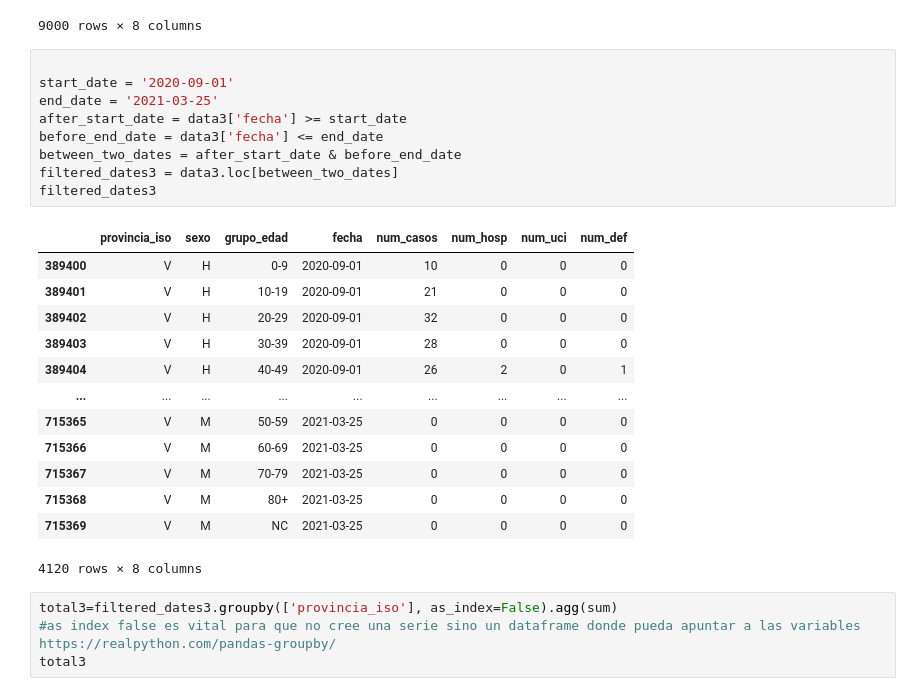
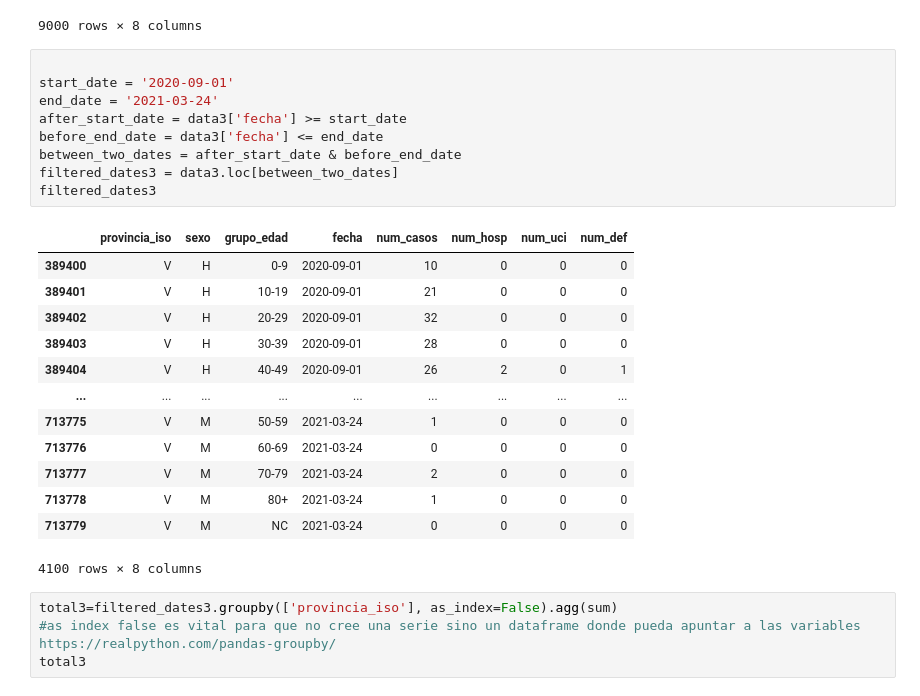
Before and after one commit to jamg-upv/CAHOS19, a Jupyter notebook: WPOMgeneradorDatosCovidSerieRenave.ipynb, the cells around one changed output. Cells and saved outputs as stored; diff of their text form.

```diff
--- a/WPOMgeneradorDatosCovidSerieRenave.ipynb
+++ b/WPOMgeneradorDatosCovidSerieRenave.ipynb
@@ -166,26 +168,26 @@ data3
 # %%
 
 start_date = '2020-09-01'
-end_date = '2021-03-25'
+end_date = '2021-03-24'
 after_start_date = data3['fecha'] >= start_date
 before_end_date = data3['fecha'] <= end_date
 between_two_dates = after_start_date & before_end_date
 filtered_dates3 = data3.loc[between_two_dates]
 filtered_dates3
 # %% [output]
 |  | provincia_iso | sexo | grupo_edad | fecha | num_casos | num_hosp | num_uci | num_def |
 | 389400 | V | H | 0-9 | 2020-09-01 | 10 | 0 | 0 | 0 |
 | 389401 | V | H | 10-19 | 2020-09-01 | 21 | 0 | 0 | 0 |
 | 389402 | V | H | 20-29 | 2020-09-01 | 32 | 0 | 0 | 0 |
 | 389403 | V | H | 30-39 | 2020-09-01 | 28 | 0 | 0 | 0 |
 | 389404 | V | H | 40-49 | 2020-09-01 | 26 | 2 | 0 | 1 |
 | ... | ... | ... | ... | ... | ... | ... | ... | ... |
-| 715365 | V | M | 50-59 | 2021-03-25 | 0 | 0 | 0 | 0 |
-| 715366 | V | M | 60-69 | 2021-03-25 | 0 | 0 | 0 | 0 |
-| 715367 | V | M | 70-79 | 2021-03-25 | 0 | 0 | 0 | 0 |
-| 715368 | V | M | 80+ | 2021-03-25 | 0 | 0 | 0 | 0 |
-| 715369 | V | M | NC | 2021-03-25 | 0 | 0 | 0 | 0 |
+| 713775 | V | M | 50-59 | 2021-03-24 | 1 | 0 | 0 | 0 |
+| 713776 | V | M | 60-69 | 2021-03-24 | 0 | 0 | 0 | 0 |
+| 713777 | V | M | 70-79 | 2021-03-24 | 2 | 0 | 0 | 0 |
+| 713778 | V | M | 80+ | 2021-03-24 | 1 | 0 | 0 | 0 |
+| 713779 | V | M | NC | 2021-03-24 | 0 | 0 | 0 | 0 |
-4120 rows × 8 columns
+4100 rows × 8 columns
 # %%
 total3=filtered_dates3.groupby(['provincia_iso'], as_index=False).agg(sum)
 #as index false es vital para que no cree una serie sino un dataframe donde pueda apuntar a las variables https://realpython.com/pandas-groupby/
```
Also changed, not shown: parts of 25 cells of this notebook.
